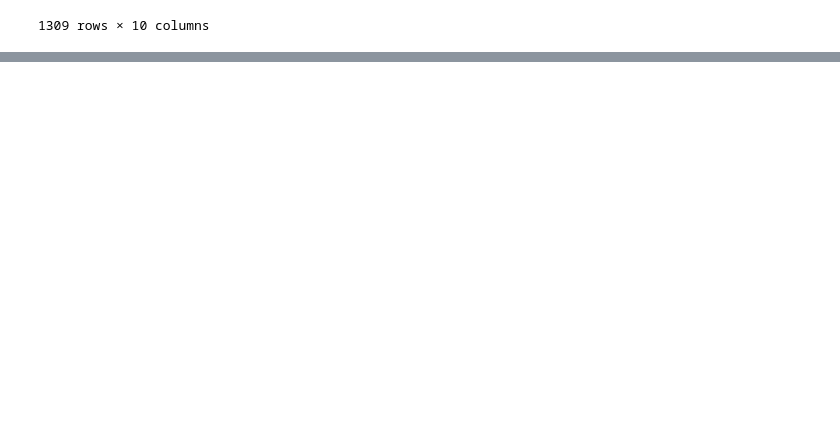
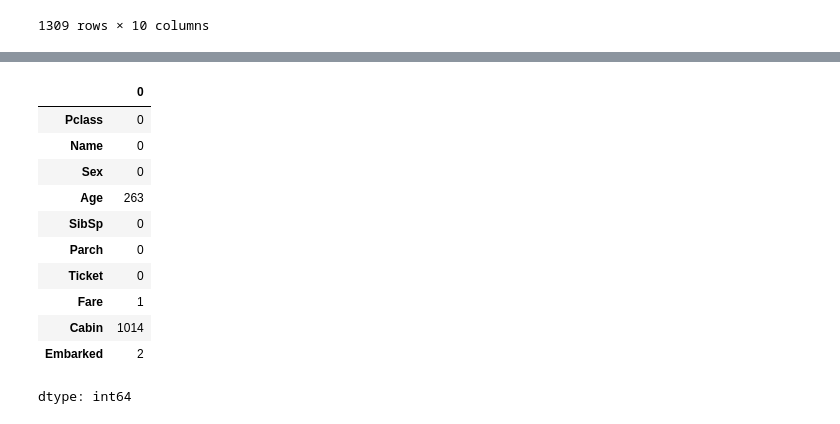
Before and after one commit to RyuZULi/Python_AI, a Jupyter notebook: 260720.ipynb, the cells around one changed output, grey strips where cells are left out. Saved outputs shown, nothing was run; the diff lists cells and outputs as text; code cells hidden in the pictures; blank space fills up the shorter version.

```diff
--- a/260720.ipynb
+++ b/260720.ipynb
@@ -67,0 +98,24 @@ total_df["Cabin"] = total_df["Cabin"].apply(func)
+# %%
+# 資料預處理
+# 1. 補缺失值: 補最可能的
+# 2. One-Hot
+# x 劃分兩種
+# 1. 類別型(只有數種): Pclass, Name, Sex, Cabin, Embarked
+# 2. 數值型(數字): Age, SibSp, Parch, Ticket, Fare
+# 1. 類別最可能的值: 最常出現的
+# 2. 數值: 中位數
+# !!! 如果Pclass有缺, 該補最常出現(類別)
+total_df.isna().sum()
+# %% [output]
+|  | 0 |
+| Pclass | 0 |
+| Name | 0 |
+| Sex | 0 |
+| Age | 263 |
+| SibSp | 0 |
+| Parch | 0 |
+| Ticket | 0 |
+| Fare | 1 |
+| Cabin | 1014 |
+| Embarked | 2 |
+dtype: int64
```
Also changed, not shown: parts of 8 cells of this notebook.
